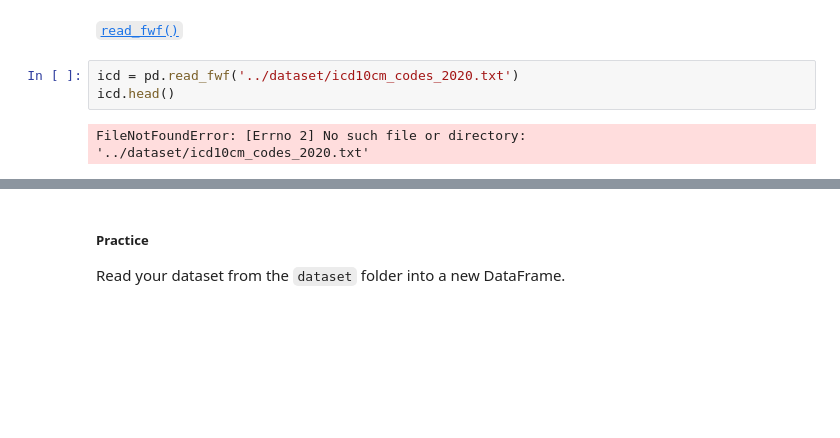
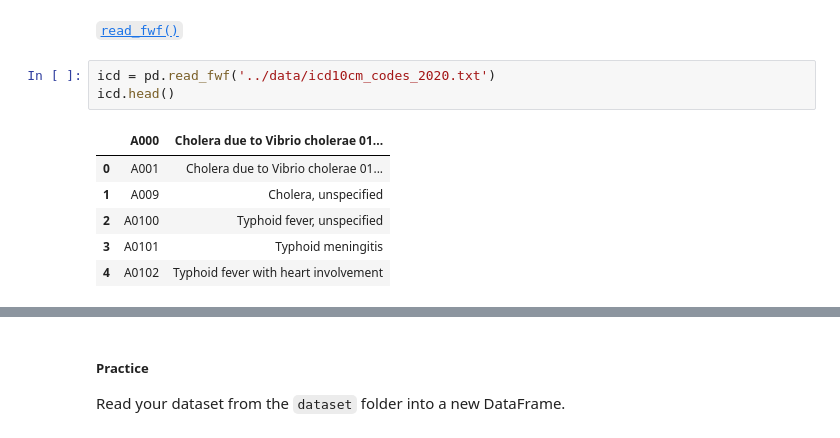
Before and after one commit to SarahFD3/uri_csc593, a Jupyter notebook: classes/Week 6.ipynb, the cells around one changed output, grey strips where cells are left out. Saved outputs shown, nothing was run; the diff lists cells and outputs as text; blank space fills up the shorter version.

```diff
--- a/classes/Week 6.ipynb
+++ b/classes/Week 6.ipynb
@@ -49,9 +53,14 @@ The simple options only work for files that are formatted in a specific way: Hea
 # %% [markdown]
 [`read_fwf()`](https://pandas.pydata.org/pandas-docs/stable/reference/api/pandas.read_fwf.html)
 # %%
-icd = pd.read_fwf('../dataset/icd10cm_codes_2020.txt')
+icd = pd.read_fwf('../data/icd10cm_codes_2020.txt')
 icd.head()
 # %% [output]
-FileNotFoundError: [Errno 2] No such file or directory: '../dataset/icd10cm_codes_2020.txt'
+|  | A000 | Cholera due to Vibrio cholerae 01... |
+| 0 | A001 | Cholera due to Vibrio cholerae 01... |
+| 1 | A009 | Cholera, unspecified |
+| 2 | A0100 | Typhoid fever, unspecified |
+| 3 | A0101 | Typhoid meningitis |
+| 4 | A0102 | Typhoid fever with heart involvement |
 # %%
 #Specify column names
```
Also changed, not shown: parts of 40 cells of this notebook, 2 other files.
